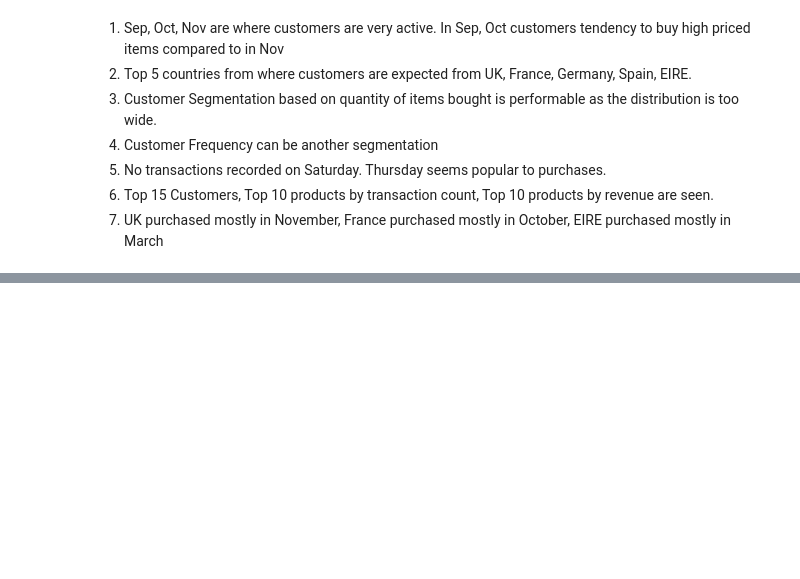
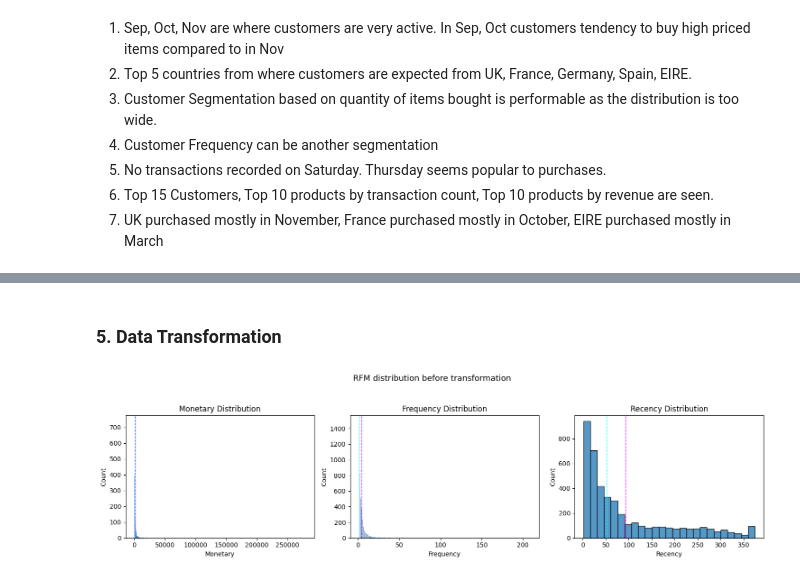
Before and after one commit to keerthana-narra/Online-Retail-Customer-Segmentation, a Jupyter notebook: Capstone_Project_Online_Retail_Customer_Segmentation.ipynb, the cells around one changed output, grey strips where cells are left out. Drawn from its saved outputs; the diff is of its cells as text; code cells hidden in the pictures; blank space fills up the shorter version.

```diff
--- a/Capstone_Project_Online_Retail_Customer_Segmentation.ipynb
+++ b/Capstone_Project_Online_Retail_Customer_Segmentation.ipynb
@@ -404,0 +787,4 @@ plt.show()
+# %%
+#Split into four segments using quantiles
+quantiles = rfm_df.quantile(q=[0.25,0.5,0.75])
+quantiles = quantiles.to_dict()
@@ -404,0 +818,6 @@ plt.show()
+# %%
+#Calculate Add R, F and M segment value columns in the existing dataset to show R, F and M segment values
+rfm_df['R'] = rfm_df['Recency'].apply(RScoring, args=('Recency',quantiles,))
+rfm_df['F'] = rfm_df['Frequency'].apply(FnMScoring, args=('Frequency',quantiles,))
+rfm_df['M'] = rfm_df['Monetary'].apply(FnMScoring, args=('Monetary',quantiles,))
+rfm_df.head()
@@ -404,0 +831,8 @@ plt.show()
+# %%
+
+#Calculate and Add RFMGroup value column showing combined concatenated score of RFM
+rfm_df['RFMGroup'] = rfm_df.R.map(str) + rfm_df.F.map(str) + rfm_df.M.map(str)
+
+#Calculate and Add RFMScore value column showing total sum of RFMGroup values
+rfm_df['RFMScore'] = rfm_df[['R', 'F', 'M']].sum(axis = 1)
+rfm_df.head()
@@ -404,0 +860,26 @@ plt.show()
+# %% [markdown]
+### 5. Data Transformation
+# %%
+# function for ploting feature distribution
+def plot_feature_distribution(data, feature_name, ax):
+    sns.histplot(data[feature_name], ax=ax)
+    ax.axvline(data[feature_name].mean(), color='magenta', linestyle='dashed', linewidth=1)
+    ax.axvline(data[feature_name].median(), color='cyan', linestyle='dashed', linewidth=1)
+    ax.set_title(f"{feature_name} Distribution")
+# %%
+# Before transformation
+# Set up subplots
+fig, axes = plt.subplots(nrows=1, ncols=3, figsize=(15, 4))
+
+# Plot each feature
+features = ['Monetary', 'Frequency', 'Recency']
+for feature, ax in zip(features, axes):
+    plot_feature_distribution(rfm_df, feature, ax)
+
+plt.suptitle("RFM distribution before transformation", y=1.05, fontsize=13)
+
+# Adjust layout
+plt.tight_layout()
+plt.show()
+# %% [output]
+[figure, added]
```
Also changed, not shown: parts of 119 cells of this notebook.
